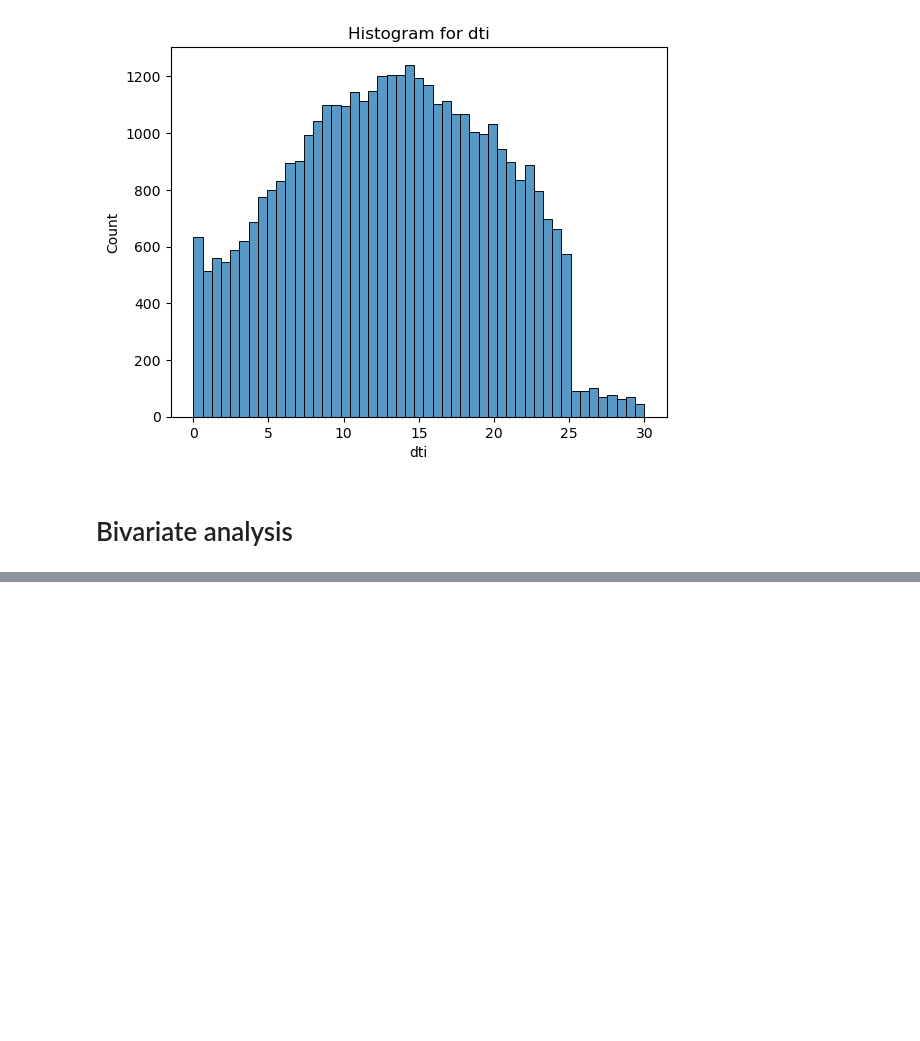
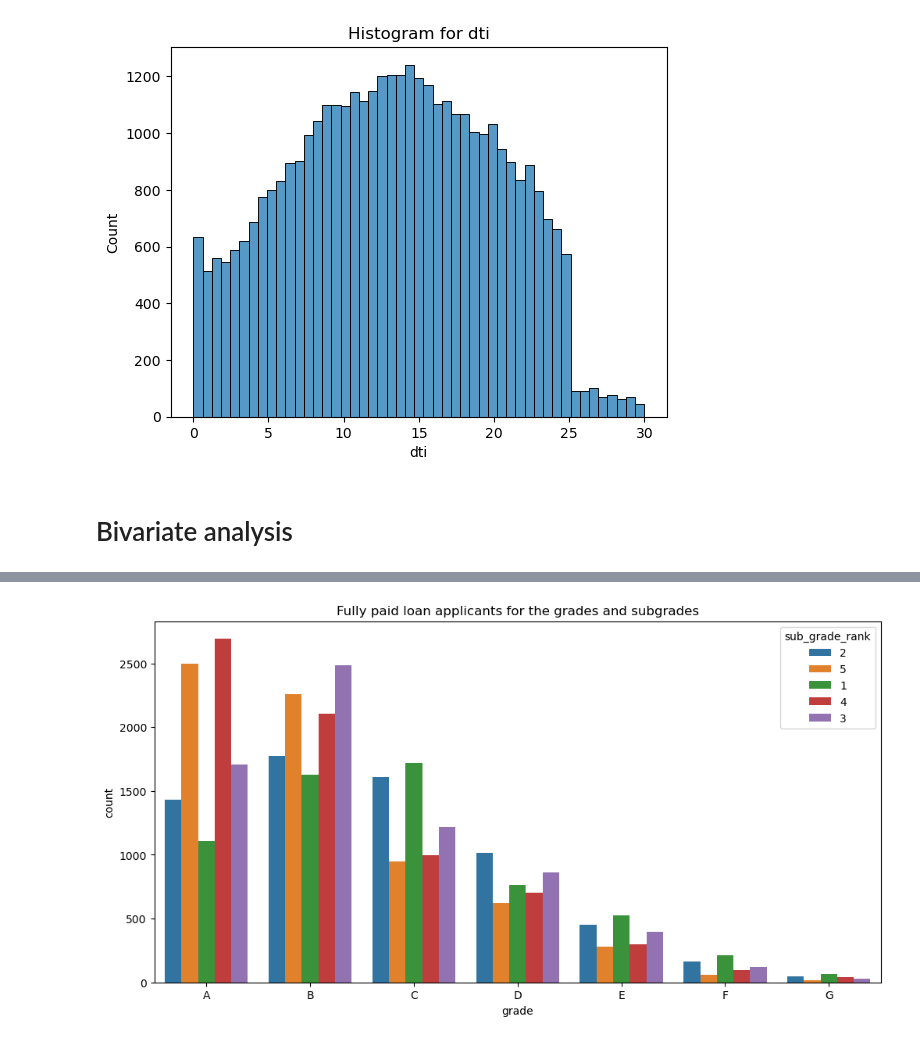
Before and after one commit to skkage/LendingClubCaseStudy, a Jupyter notebook: Santhosh Kumari Kage.ipynb, the cells around one changed output, grey strips where cells are left out. Cells and saved outputs as stored; diff of their text form; code cells hidden in the pictures; blank space fills up the shorter version.

```diff
--- a/Santhosh Kumari Kage.ipynb
+++ b/Santhosh Kumari Kage.ipynb
@@ -1389,0 +1362,8 @@ for i in cont_cols:
+# %%
+# create a count plot of grade and sub grade via their ranks to check the count of applicants who have fully paid the loan.
+plt.figure(figsize=(12,6))
+sns.countplot(x='grade',order=['A','B','C','D','E','F','G'],hue="sub_grade_rank",data=df_new[df_new.loan_status=="Fully Paid"])
+plt.title("Fully paid loan applicants for the grades and subgrades")
+plt.show()
+# %% [output]
+[figure, added]
```
Also changed, not shown: parts of 45 cells of this notebook, 1 other file.
